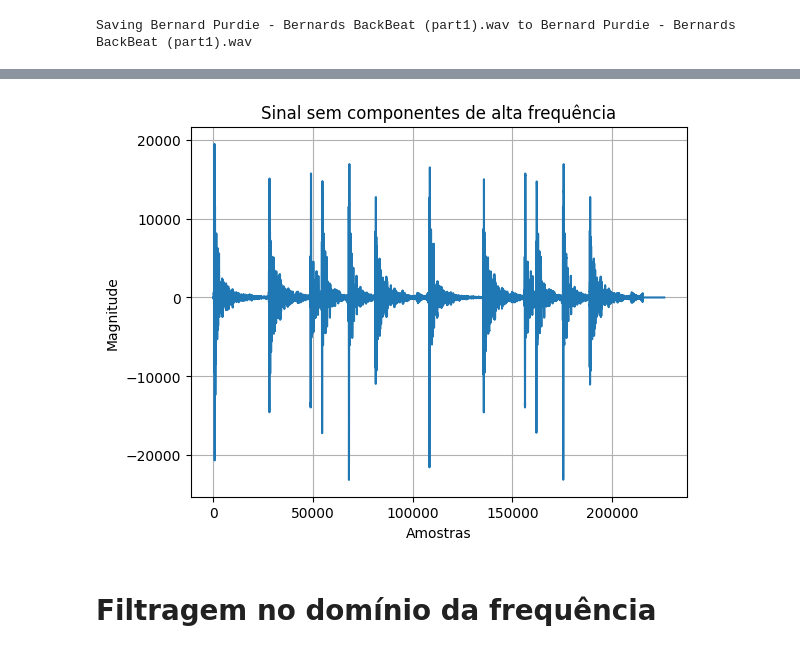
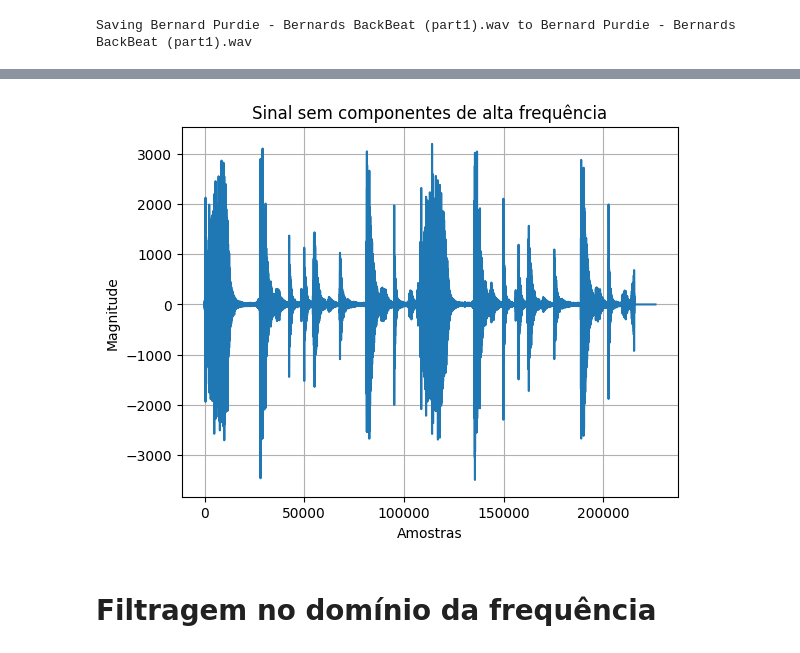
Before and after one commit to MatheusrCunha/PDS_1, a Jupyter notebook: Filtros_e_DFT_(2a_parte)_novo.ipynb, the cells around one changed output, grey strips where cells are left out. Cells and saved outputs as stored; diff of their text form; code cells hidden in the pictures.

```diff
--- a/Filtros_e_DFT_(2a_parte)_novo.ipynb
+++ b/Filtros_e_DFT_(2a_parte)_novo.ipynb
@@ -129,4 +129,5 @@ Fs = 44100
 F_Nyq = Fs/2
 # Exemplo de passa-baixa com 101 taps (coeficientes)
 B = signal.firls(101,(0, 5000/F_Nyq, 6000/F_Nyq, 1),(1, 1, 0.01, 0.01))
+C = signal.firls(101,(0, 5000/F_Nyq, 6000/F_Nyq, 1),(0.0001, 0.0001, 1, 1))
 # %%
@@ -183,19 +184,19 @@ Audio(audio, rate=fs_audio)
 # %% [output]
 [interactive output not drawn]
 # %%
-audio_grave = signal.lfilter(B, 1, audio)
-Audio(audio_grave, rate=fs_audio)
+audio_agudo = signal.lfilter(C, 1, audio)
+Audio(audio_agudo, rate=fs_audio)
 # %% [output]
 [interactive output not drawn]
 # %%
 plt.title('Sinal sem componentes de alta frequência')
-plt.plot(audio_grave)
+plt.plot(audio_agudo)
 plt.ylabel('Magnitude')
 plt.xlabel('Amostras')
 plt.grid()
 plt.show()
 # %% [output]
-[figure, old version]
+[figure, new version]
 # %% [markdown]
 # Filtragem no domínio da frequência
 # %%
```
Also changed, not shown: parts of 7 cells of this notebook.
